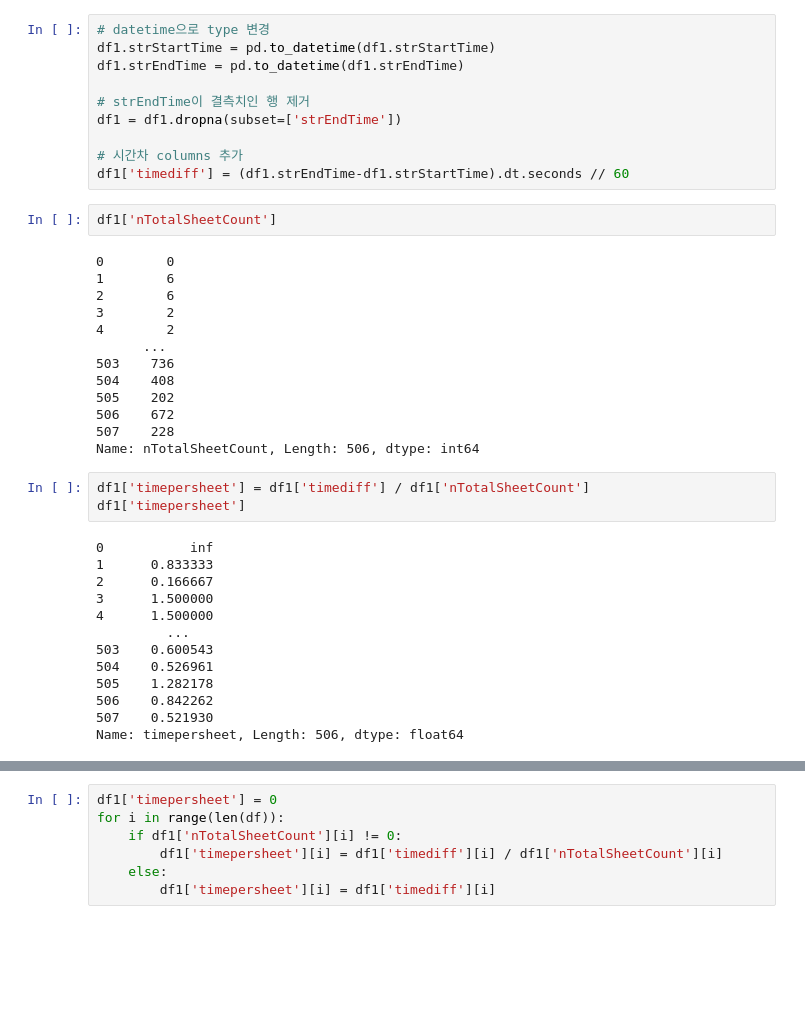
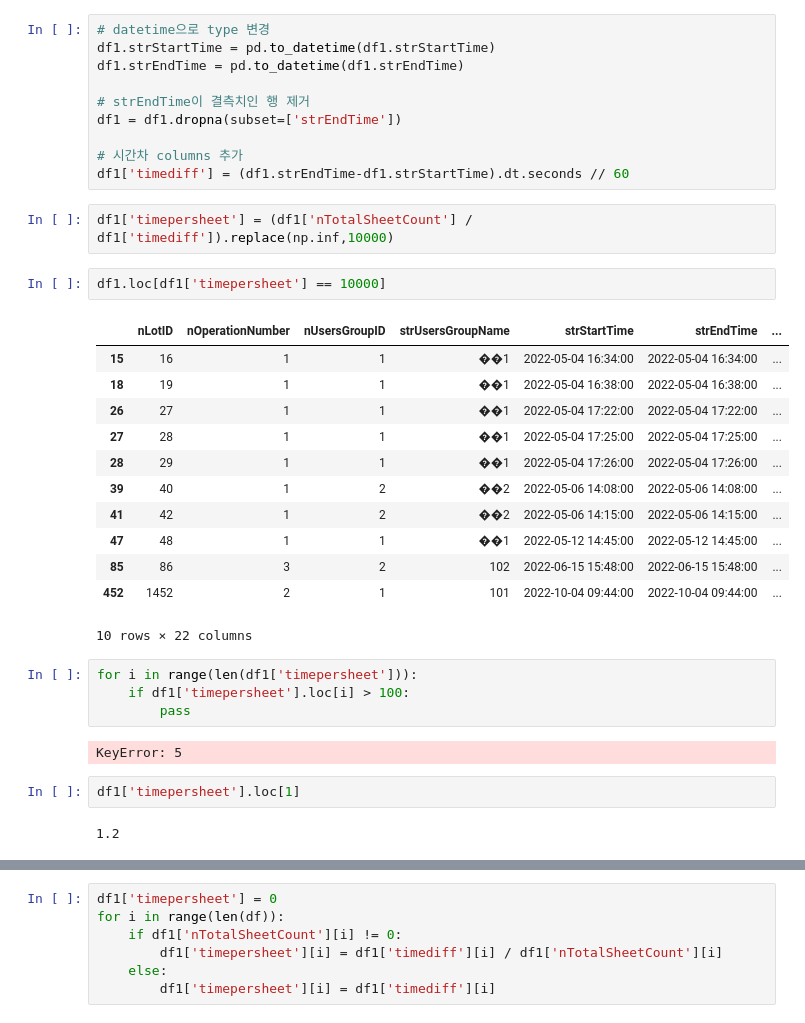
Before and after one commit to SonChungMan/KZ-Repository, a Jupyter notebook: lotinfo.ipynb, the cells around one changed output, grey strips where cells are left out. Drawn from its saved outputs; the diff is of its cells as text; blank space fills up the shorter version.

```diff
--- a/lotinfo.ipynb
+++ b/lotinfo.ipynb
@@ -72,34 +72,30 @@ df1 = df1.dropna(subset=['strEndTime'])
 
 # 시간차 columns 추가
 df1['timediff'] = (df1.strEndTime-df1.strStartTime).dt.seconds // 60
-# %%
-df1['nTotalSheetCount']
-# %% [output]
-0        0
-1        6
-2        6
-3        2
-4        2
-      ...
-503    736
-504    408
-505    202
-506    672
-507    228
-Name: nTotalSheetCount, Length: 506, dtype: int64
 # %%
-df1['timepersheet'] = df1['timediff'] / df1['nTotalSheetCount']
-df1['timepersheet']
+df1['timepersheet'] = (df1['nTotalSheetCount'] / df1['timediff']).replace(np.inf,10000)
-# %% [output]
-0           inf
-1      0.833333
-2      0.166667
-3      1.500000
-4      1.500000
-         ...
-503    0.600543
-504    0.526961
-505    1.282178
-506    0.842262
-507    0.521930
-Name: timepersheet, Length: 506, dtype: float64
+# %%
+df1.loc[df1['timepersheet'] == 10000]
+# %% [output]
+|  | nLotID | nOperationNumber | nUsersGroupID | strUsersGroupName | strStartTime | strEndTime | ... |
+| 15 | 16 | 1 | 1 | ��1 | 2022-05-04 16:34:00 | 2022-05-04 16:34:00 | ... |
+| 18 | 19 | 1 | 1 | ��1 | 2022-05-04 16:38:00 | 2022-05-04 16:38:00 | ... |
+| 26 | 27 | 1 | 1 | ��1 | 2022-05-04 17:22:00 | 2022-05-04 17:22:00 | ... |
+| 27 | 28 | 1 | 1 | ��1 | 2022-05-04 17:25:00 | 2022-05-04 17:25:00 | ... |
+| 28 | 29 | 1 | 1 | ��1 | 2022-05-04 17:26:00 | 2022-05-04 17:26:00 | ... |
+| 39 | 40 | 1 | 2 | ��2 | 2022-05-06 14:08:00 | 2022-05-06 14:08:00 | ... |
+| 41 | 42 | 1 | 2 | ��2 | 2022-05-06 14:15:00 | 2022-05-06 14:15:00 | ... |
+| 47 | 48 | 1 | 1 | ��1 | 2022-05-12 14:45:00 | 2022-05-12 14:45:00 | ... |
+| 85 | 86 | 3 | 2 | 102 | 2022-06-15 15:48:00 | 2022-06-15 15:48:00 | ... |
+| 452 | 1452 | 2 | 1 | 101 | 2022-10-04 09:44:00 | 2022-10-04 09:44:00 | ... |
+10 rows × 22 columns
+# %%
+for i in range(len(df1['timepersheet'])):
+    if df1['timepersheet'].loc[i] > 100:
+        pass
+# %% [output]
+KeyError: 5
+# %%
+df1['timepersheet'].loc[1]
+# %% [output]
+1.2
```
Also changed, not shown: parts of 3 cells of this notebook, 3 other files.
